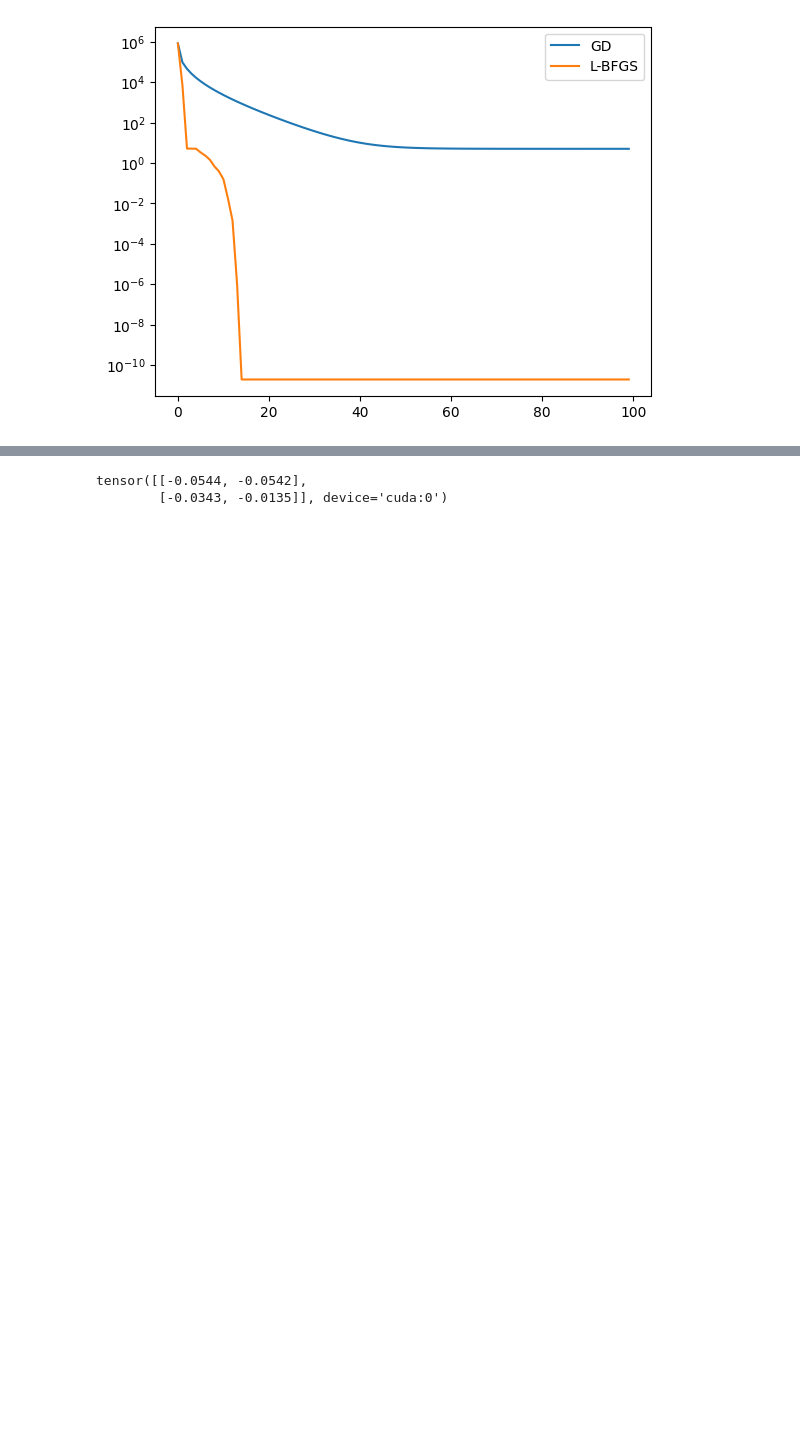
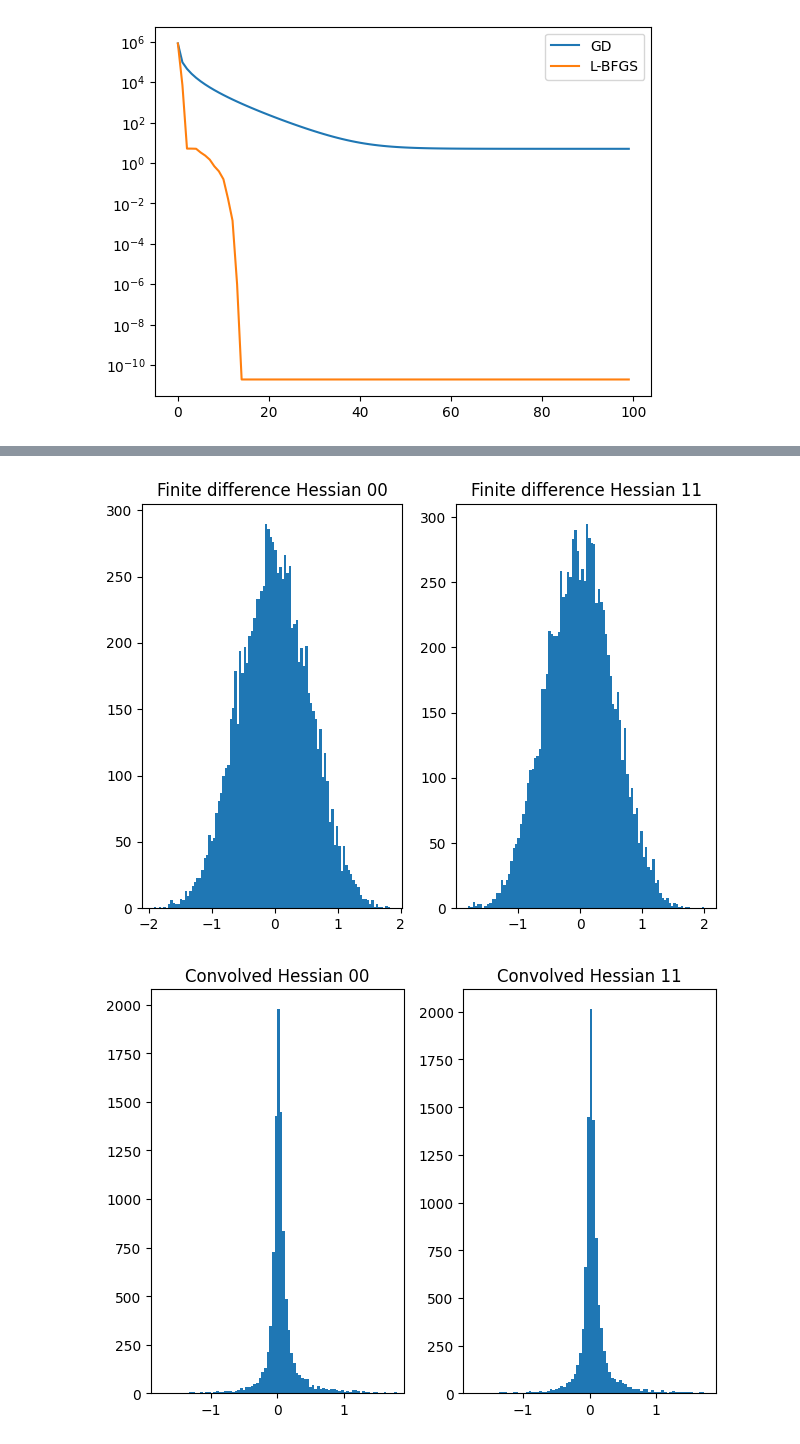
Before and after one commit to wangzican/prdpt2024, a Jupyter notebook: code/optimizations.ipynb, the cells around one changed output, grey strips where cells are left out. Cells and saved outputs as stored; diff of their text form; code cells hidden in the pictures; blank space fills up the shorter version.

```diff
--- a/code/optimizations.ipynb
+++ b/code/optimizations.ipynb
@@ -298,25 +304,47 @@ ref_img = get_rendering(gt_theta)
 # set up ctx_args:
 ctx_args = {'antithetic': True, 'nsamples': hparams['nsamples'], 'sigma': hparams['sigma'],
             'sampler': 'importance', 'device': device, 'gt_image': ref_img, 'update_fn': None}
-# %%
-# set up smoothed renderer
-get_smoothed_loss = smoothFn(render_smooth,
-                             context_args=None,
-                             device=ctx_args['device'])
-
-x = torch.tensor([0.5, 0.66], requires_grad=True, device=device)
-n = 100
-hess_torch = 0
-hess_check = 0
-hess_fd = 0
-for i in range(n):
-    hess_torch += hessian_fd(get_smoothed_loss, x.unsqueeze(0), ctx_args, grad_fn=grad_torch) # pytorch
-    # hess_fd += hessian_fd(get_smoothed_loss, x.unsqueeze(0), ctx_args, grad_fn=grad_fd) # fd
-    # hess_check += hessian_check(get_smoothed_loss, x.unsqueeze(0), ctx_args) # numdifftools
-
-# print(hess_check/100)
-# print(hess_fd/100)
-print(hess_torch/100)
-# %% [output]
-tensor([[-0.0544, -0.0542],
-        [-0.0343, -0.0135]], device='cuda:0')
+# %%
+# set up smoothed renderer
+get_smoothed_loss = smoothFn(render_smooth,
+                             context_args=None,
+                             device=ctx_args['device'])
+
+x = torch.tensor([0.5, 0.66], requires_grad=True, device=device)
+n = 10000
+distribution_torch = np.zeros((n,2,2))
+distribution_conv = np.zeros((n,2,2))
+for i in range(n):
+    distribution_torch[i,:,:] = hessian_fd(get_smoothed_loss, x.unsqueeze(0), ctx_args, grad_fn=grad_torch).squeeze().cpu().detach().numpy() # pytorch
+    distribution_conv[i,:,:] = smoothFn_hess(render_smooth, x.unsqueeze(0), context_args=ctx_args, device=ctx_args['device'], diag_approx=True).squeeze().cpu().detach().numpy()/250
+    # hess_fd += hessian_fd(get_smoothed_loss, x.unsqueeze(0), ctx_args, grad_fn=grad_fd) # fd
+    # hess_check += hessian_check(get_smoothed_loss, x.unsqueeze(0), ctx_args) # numdifftools
+
+
+clamp_00 = np.clip(distribution_torch[:, 0,0], -2, 2)
+clamp_11 = np.clip(distribution_torch[:, 1,1], -2, 2)
+plt.subplot(1,2,1)
+plt.hist(clamp_00, bins=100)
+plt.tight_layout()
+plt.title("Finite difference Hessian 00")
+plt.subplot(1,2,2)
+plt.hist(clamp_11, bins=100)
+plt.tight_layout()
+plt.title("Finite difference Hessian 11")
+plt.show()
+clamp_00 = np.clip(distribution_conv[:, 0,0], -2, 2)
+clamp_11 = np.clip(distribution_conv[:, 1,1], -2, 2)
+plt.subplot(1,2,1)
+plt.hist(clamp_00, bins=100)
+plt.tight_layout()
+plt.xlim(-1.9,1.9)
+plt.title("Convolved Hessian 00")
+plt.subplot(1,2,2)
+plt.hist(clamp_11,bins=100)
+plt.tight_layout()
+plt.xlim(-1.9,1.9)
+plt.title("Convolved Hessian 11")
+plt.show()
+# %% [output]
+[figure, added]
+[figure, added]
```
Also changed, not shown: parts of 7 cells of this notebook, 2 other files.
